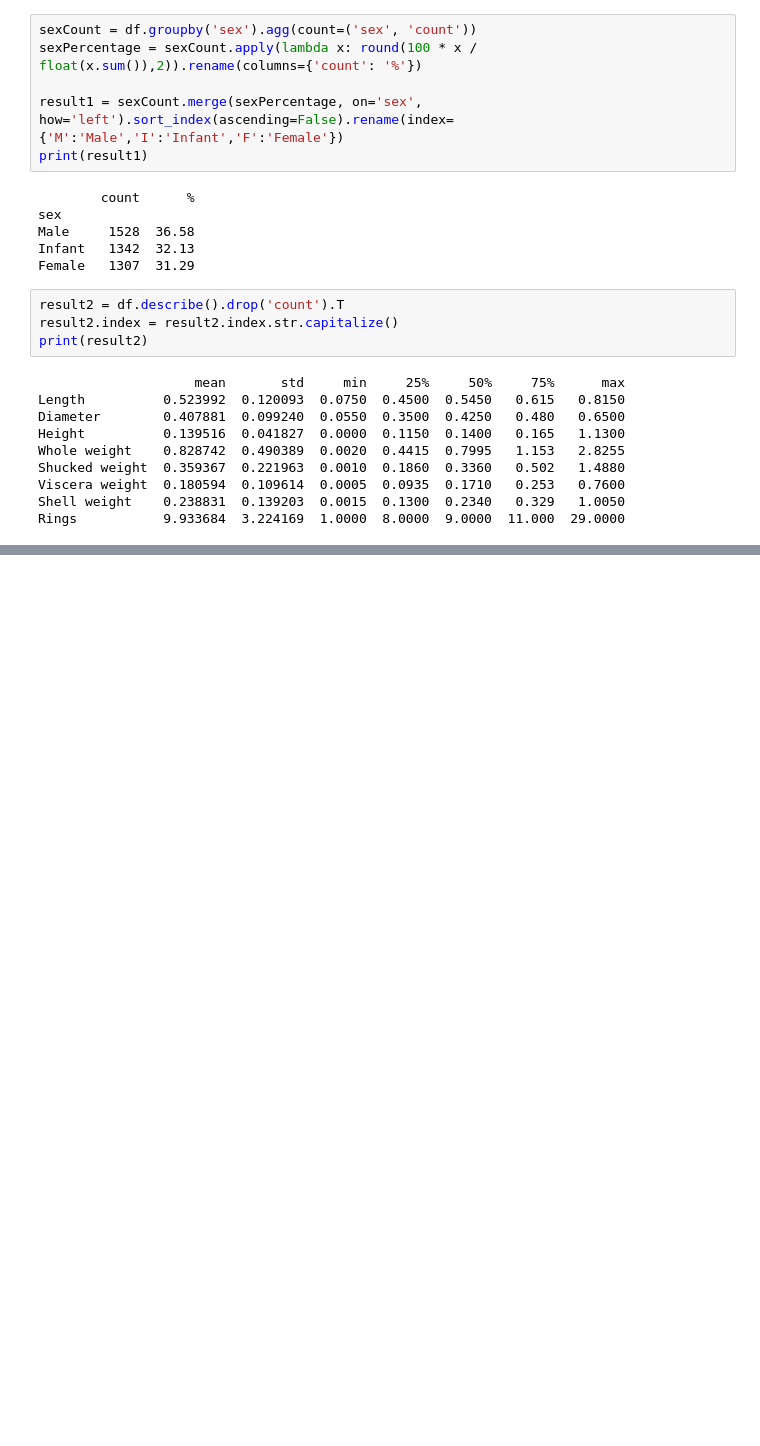
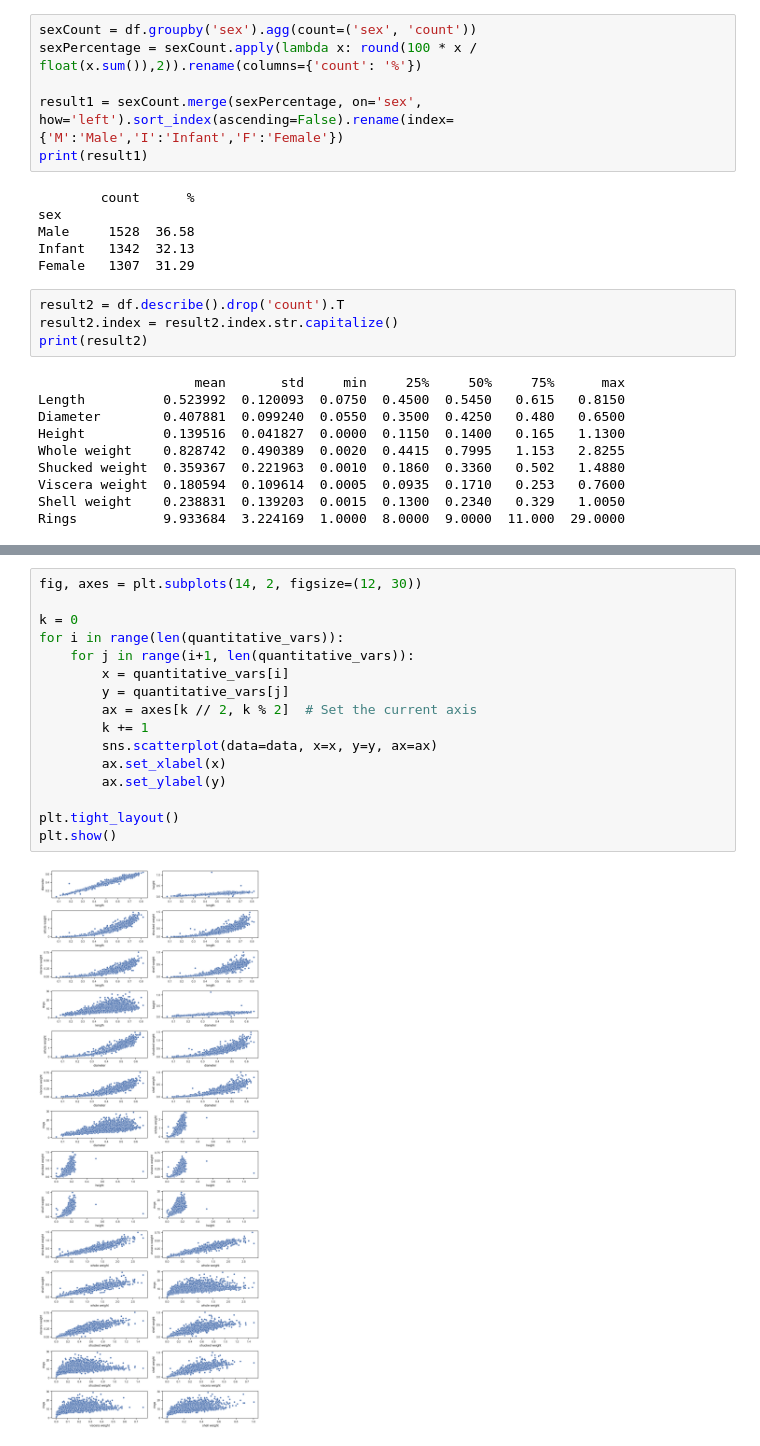
Before and after one commit to uhhigor/PY2023, a Jupyter notebook: assignments/a1/tableOfDistribution.ipynb, the cells around one changed output, grey strips where cells are left out. Saved outputs shown, nothing was run; the diff lists cells and outputs as text; blank space fills up the shorter version.

```diff
--- a/assignments/a1/tableOfDistribution.ipynb
+++ b/assignments/a1/tableOfDistribution.ipynb
@@ -53,0 +65,18 @@ Rings           9.933684  3.224169  1.0000  8.0000  9.0000  11.000  29.0000
+# %%
+fig, axes = plt.subplots(14, 2, figsize=(12, 30))
+
+k = 0
+for i in range(len(quantitative_vars)):
+    for j in range(i+1, len(quantitative_vars)):
+        x = quantitative_vars[i]
+        y = quantitative_vars[j]
+        ax = axes[k // 2, k % 2]  # Set the current axis
+        k += 1
+        sns.scatterplot(data=data, x=x, y=y, ax=ax)
+        ax.set_xlabel(x)
+        ax.set_ylabel(y)
+
+plt.tight_layout()
+plt.show()
+# %% [output]
+[figure, added]
```
Also changed, not shown: parts of 3 cells of this notebook.
